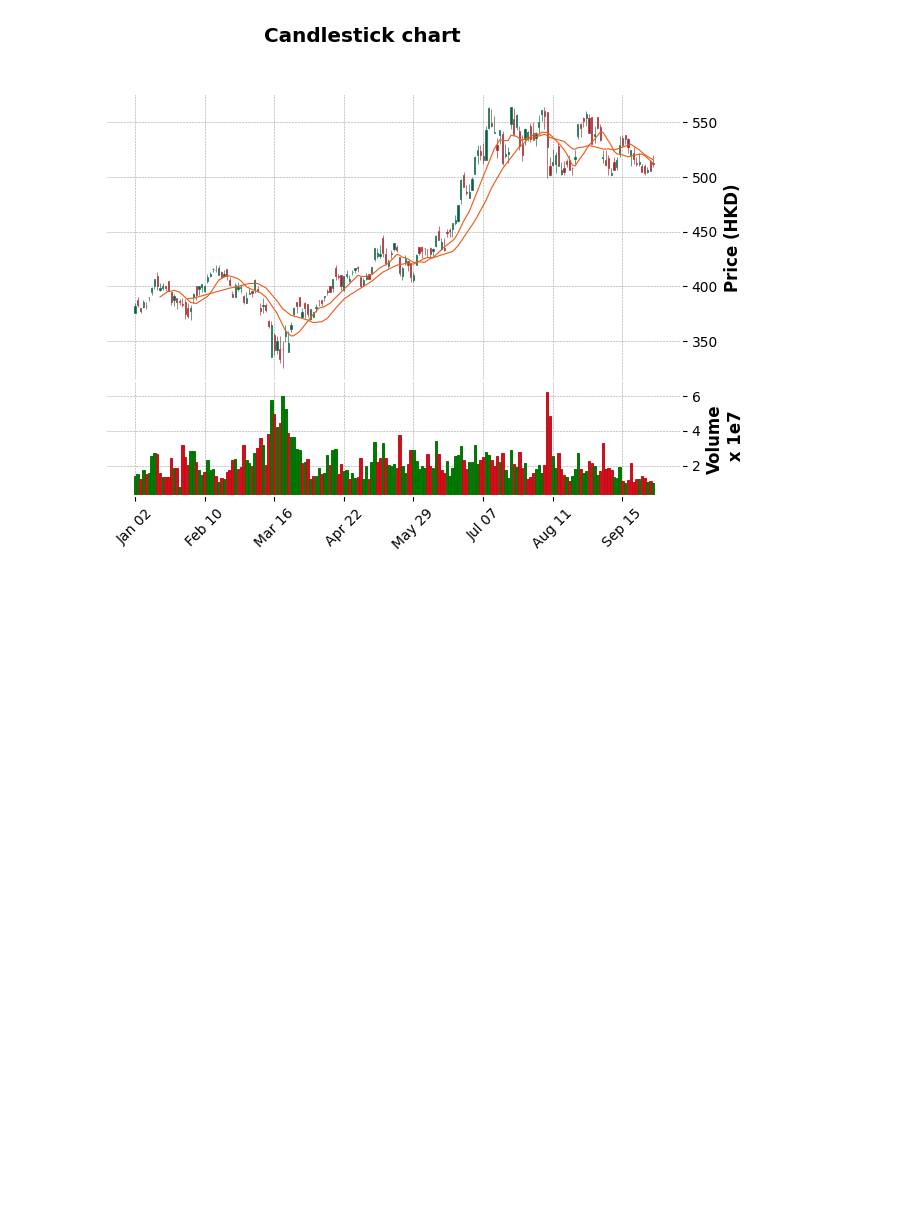
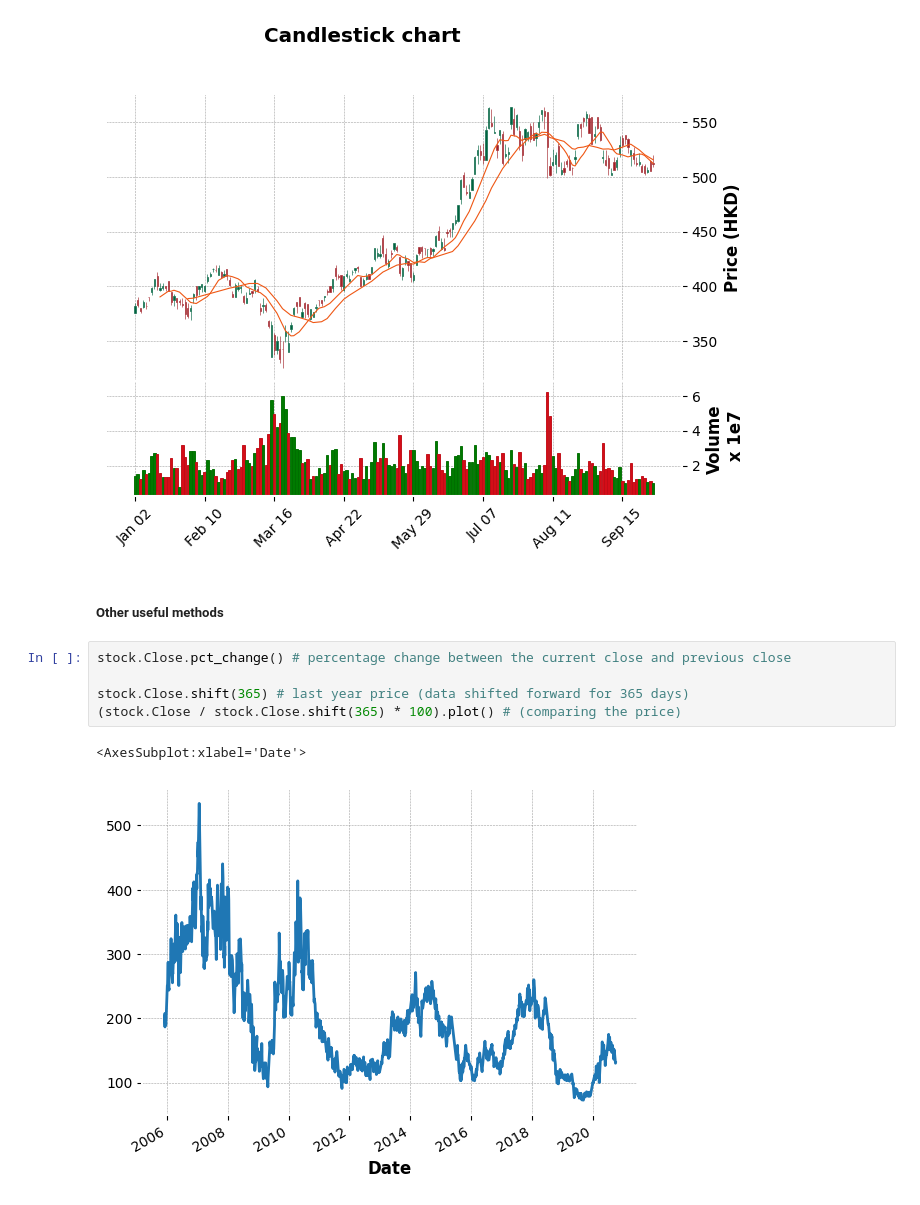
Before and after one commit to learn10kYear/learn-pandas, a Jupyter notebook: lab2/tut2b_chart.ipynb, the cells around one changed output. Cells and saved outputs as stored; diff of their text form; blank space fills up the shorter version.

Commit message:
add comparsion chart

```diff
--- a/lab2/tut2b_chart.ipynb
+++ b/lab2/tut2b_chart.ipynb
@@ -174,3 +174,13 @@ mpf.plot(stock['2020'], type='candle', style='charles', title='Candlestick chart
             mav=(10,20))
 # %% [output]
 [figure]
+# %% [markdown]
+##### Other useful methods
+# %%
+stock.Close.pct_change() # percentage change between the current close and previous close
+
+stock.Close.shift(365) # last year price (data shifted forward for 365 days)
+(stock.Close / stock.Close.shift(365) * 100).plot() # (comparing the price)
+# %% [output]
+<AxesSubplot:xlabel='Date'>
+[figure, added]
```
Also changed, not shown: parts of 5 cells of this notebook.
